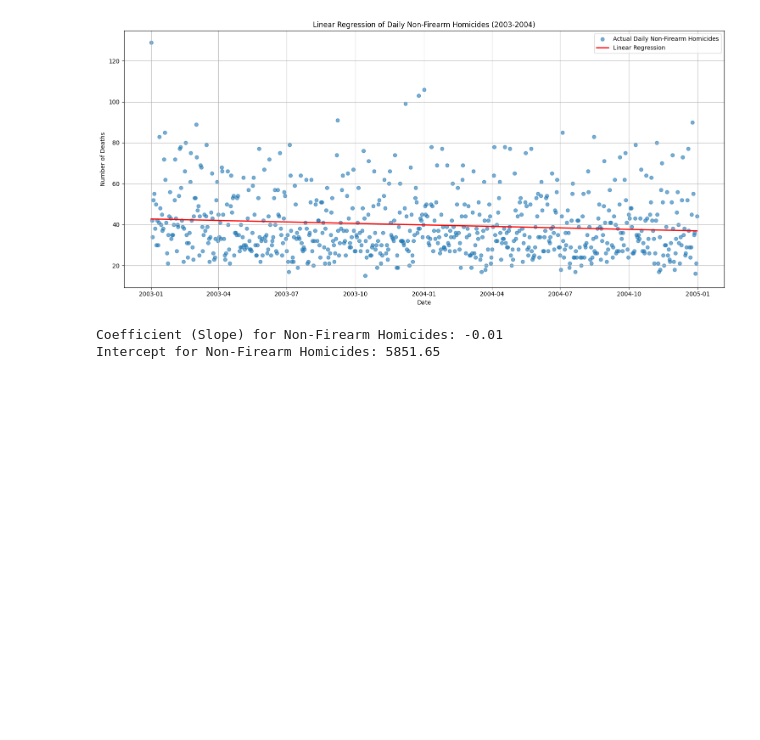
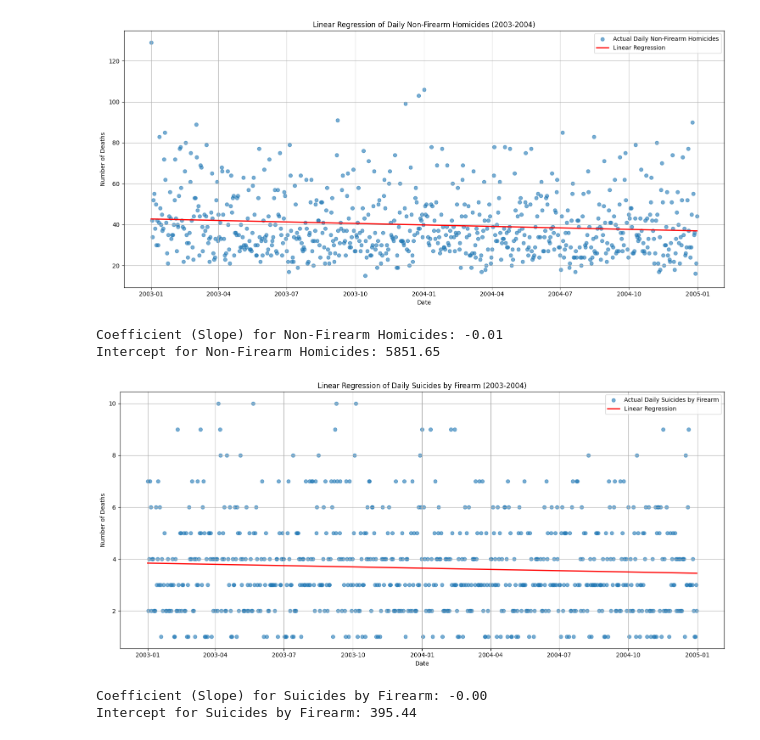
Before and after one commit to arturbernardo/data_sus, a Jupyter notebook: estatuto_do_desarmamento.ipynb, the cells around one changed output. Drawn from its saved outputs; the diff is of its cells as text; code cells hidden in the pictures; blank space fills up the shorter version.

```diff
--- a/estatuto_do_desarmamento.ipynb
+++ b/estatuto_do_desarmamento.ipynb
@@ -231,3 +231,57 @@ print(f"Intercept for Non-Firearm Homicides: {model_homicide.intercept_:.2f}")
 [figure]
 Coefficient (Slope) for Non-Firearm Homicides: -0.01
 Intercept for Non-Firearm Homicides: 5851.65
+# %%
+import polars as pl
+import matplotlib.pyplot as plt
+from sklearn.linear_model import LinearRegression
+import numpy as np
+
+# 1. Identify ICD-10 codes for suicide by firearm (X72-X74)
+suicide_firearm_codes = sub_categorias.filter(
+    (pl.col('SUBCAT').str.starts_with('X72')) |
+    (pl.col('SUBCAT').str.starts_with('X73')) |
+    (pl.col('SUBCAT').str.starts_with('X74'))
+)['SUBCAT'].unique().to_list()
+
+# 2. Filter the combined mortality data for these suicide by firearm causes
+deaths_by_suicide_firearm = mortalidade_causa.filter(
+    pl.col('CAUSABAS').is_in(suicide_firearm_codes)
+)
+
+# 3. Convert DTOBITO to datetime and count daily occurrences
+daily_suicide_firearm_deaths = deaths_by_suicide_firearm.with_columns(
+    pl.col('DTOBITO').str.strptime(pl.Date, format='%d%m%Y', strict=False).alias('DATE_OBITO')
+).group_by('DATE_OBITO').agg(pl.len().alias('DEATH_COUNT')).sort('DATE_OBITO')
+
+# 4. Perform Linear Regression
+# Convert to Pandas for scikit-learn compatibility
+daily_suicide_firearm_deaths_pd = daily_suicide_firearm_deaths.to_pandas()
+daily_suicide_firearm_deaths_pd['DATE_ORDINAL'] = daily_suicide_firearm_deaths_pd['DATE_OBITO'].apply(lambda date: date.toordinal())
+
+X_suicide = daily_suicide_firearm_deaths_pd[['DATE_ORDINAL']]
+y_suicide = daily_suicide_firearm_deaths_pd['DEATH_COUNT']
+
+model_suicide = LinearRegression()
+model_suicide.fit(X_suicide, y_suicide)
+
+y_suicide_pred = model_suicide.predict(X_suicide)
+
+# 5. Plot the original data and the regression line
+plt.figure(figsize=(15, 7))
+plt.scatter(daily_suicide_firearm_deaths_pd['DATE_OBITO'], y_suicide, label='Actual Daily Suicides by Firearm', alpha=0.6)
+plt.plot(daily_suicide_firearm_deaths_pd['DATE_OBITO'], y_suicide_pred, color='red', label='Linear Regression', linewidth=2)
+plt.title('Linear Regression of Daily Suicides by Firearm (2003-2004)')
+plt.xlabel('Date')
+plt.ylabel('Number of Deaths')
+plt.legend()
+plt.grid(True)
+plt.tight_layout()
+plt.show()
+
+print(f"Coefficient (Slope) for Suicides by Firearm: {model_suicide.coef_[0]:.2f}")
+print(f"Intercept for Suicides by Firearm: {model_suicide.intercept_:.2f}")
+# %% [output]
+[figure, added]
+Coefficient (Slope) for Suicides by Firearm: -0.00
+Intercept for Suicides by Firearm: 395.44
```
Also changed, not shown: parts of 3 cells of this notebook.
